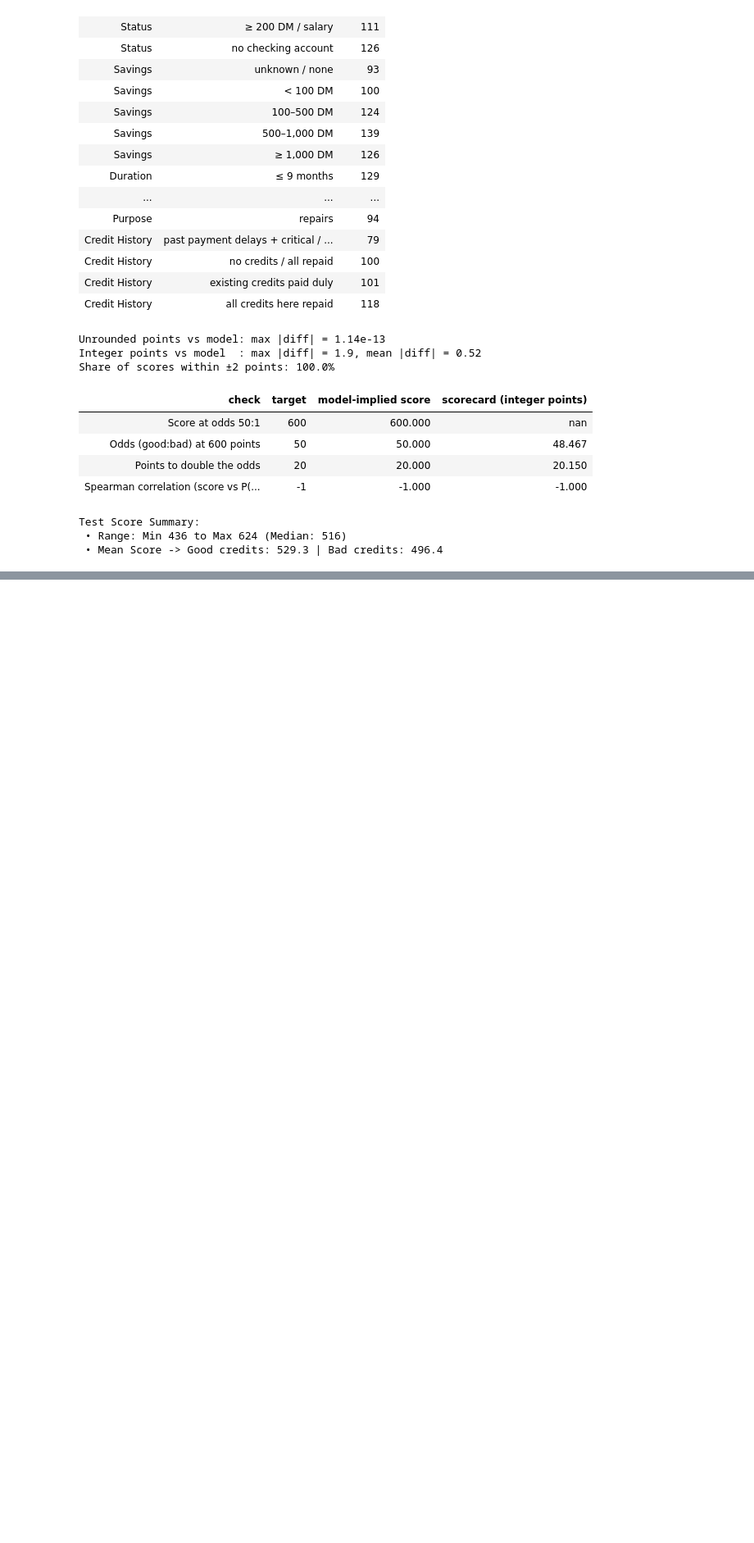
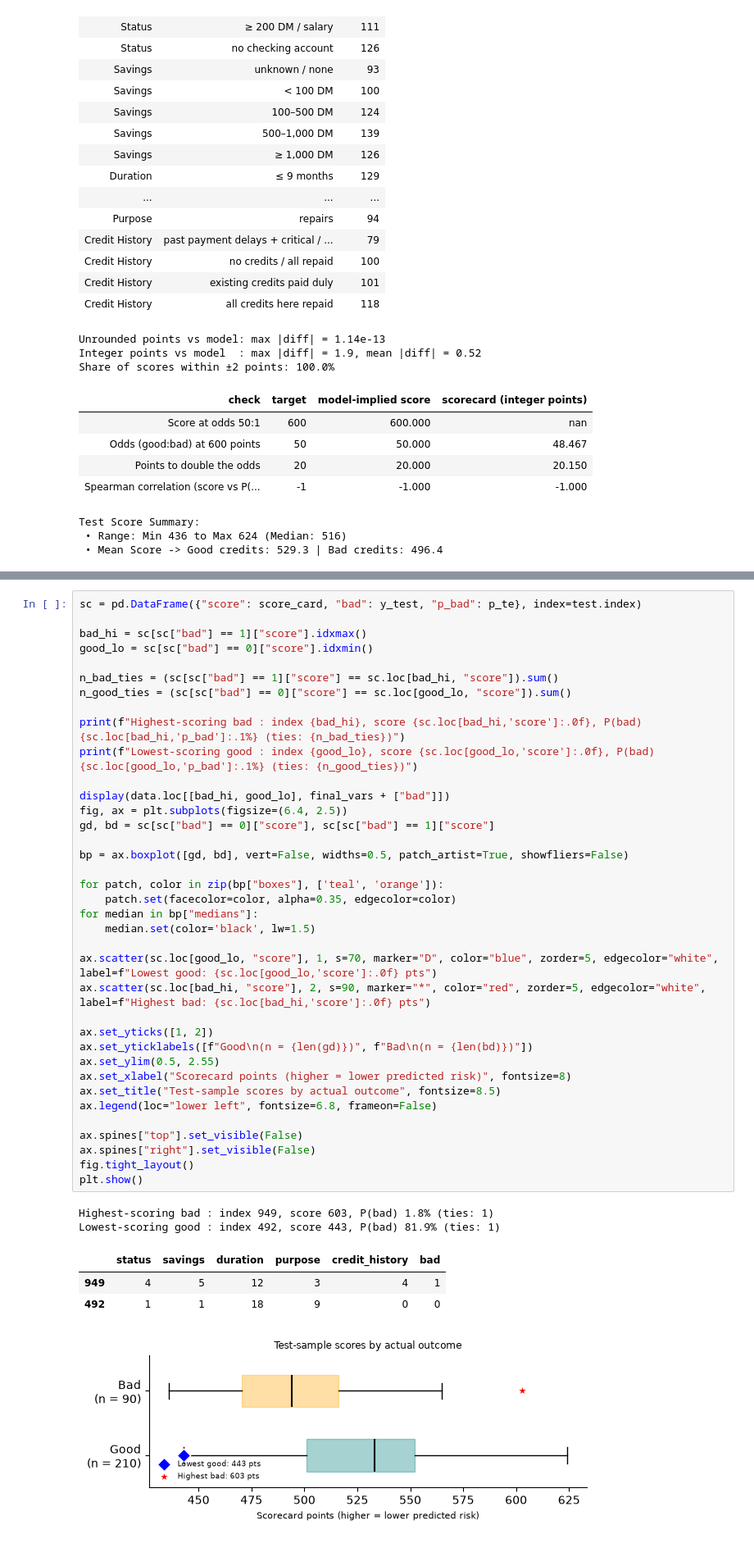
Before and after one commit to waseemirshad1/DBS-A1, a Jupyter notebook: A1_Notebook Solutions_DSFB.ipynb, the cells around one changed output, grey strips where cells are left out. Shown at 82% size. Saved outputs shown, nothing was run; the diff lists cells and outputs as text; blank space fills up the shorter version.

```diff
--- a/A1_Notebook Solutions_DSFB.ipynb
+++ b/A1_Notebook Solutions_DSFB.ipynb
@@ -1800,0 +1752,44 @@ Lowest-scoring good : index 492, score 443, P(bad) 81.9% (ties: 1)
+# %%
+sc = pd.DataFrame({"score": score_card, "bad": y_test, "p_bad": p_te}, index=test.index)
+
+bad_hi = sc[sc["bad"] == 1]["score"].idxmax()
+good_lo = sc[sc["bad"] == 0]["score"].idxmin()
+
+n_bad_ties = (sc[sc["bad"] == 1]["score"] == sc.loc[bad_hi, "score"]).sum()
+n_good_ties = (sc[sc["bad"] == 0]["score"] == sc.loc[good_lo, "score"]).sum()
+
+print(f"Highest-scoring bad : index {bad_hi}, score {sc.loc[bad_hi,'score']:.0f}, P(bad) {sc.loc[bad_hi,'p_bad']:.1%} (ties: {n_bad_ties})")
+print(f"Lowest-scoring good : index {good_lo}, score {sc.loc[good_lo,'score']:.0f}, P(bad) {sc.loc[good_lo,'p_bad']:.1%} (ties: {n_good_ties})")
+
+display(data.loc[[bad_hi, good_lo], final_vars + ["bad"]])
+fig, ax = plt.subplots(figsize=(6.4, 2.5))
+gd, bd = sc[sc["bad"] == 0]["score"], sc[sc["bad"] == 1]["score"]
+
+bp = ax.boxplot([gd, bd], vert=False, widths=0.5, patch_artist=True, showfliers=False)
+
+for patch, color in zip(bp["boxes"], ['teal', 'orange']):
+    patch.set(facecolor=color, alpha=0.35, edgecolor=color)
+for median in bp["medians"]:
+    median.set(color='black', lw=1.5)
+
+ax.scatter(sc.loc[good_lo, "score"], 1, s=70, marker="D", color="blue", zorder=5, edgecolor="white", label=f"Lowest good: {sc.loc[good_lo,'score']:.0f} pts")
+ax.scatter(sc.loc[bad_hi, "score"], 2, s=90, marker="*", color="red", zorder=5, edgecolor="white", label=f"Highest bad: {sc.loc[bad_hi,'score']:.0f} pts")
+
+ax.set_yticks([1, 2])
+ax.set_yticklabels([f"Good\n(n = {len(gd)})", f"Bad\n(n = {len(bd)})"])
+ax.set_ylim(0.5, 2.55)
+ax.set_xlabel("Scorecard points (higher = lower predicted risk)", fontsize=8)
+ax.set_title("Test-sample scores by actual outcome", fontsize=8.5)
+ax.legend(loc="lower left", fontsize=6.8, frameon=False)
+
+ax.spines["top"].set_visible(False)
+ax.spines["right"].set_visible(False)
+fig.tight_layout()
+plt.show()
+# %% [output]
+Highest-scoring bad : index 949, score 603, P(bad) 1.8% (ties: 1)
+Lowest-scoring good : index 492, score 443, P(bad) 81.9% (ties: 1)
+|  | status | savings | duration | purpose | credit_history | bad |
+| 949 | 4 | 5 | 12 | 3 | 4 | 1 |
+| 492 | 1 | 1 | 18 | 9 | 0 | 0 |
+[figure, added]
```
Also changed, not shown: parts of 1 cell of this notebook.
